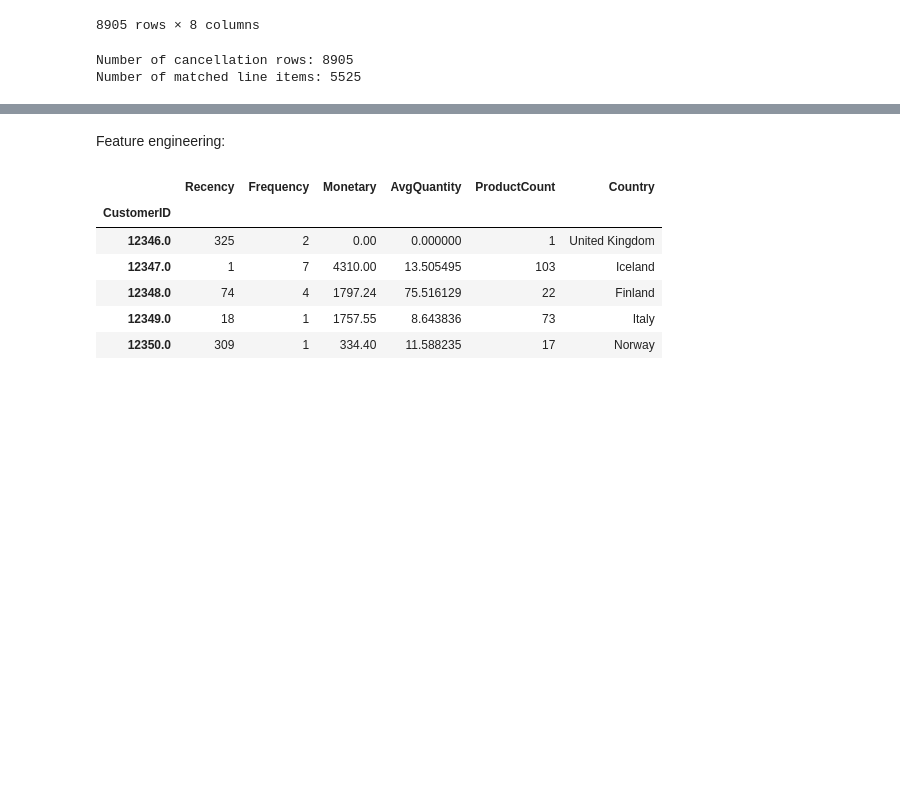
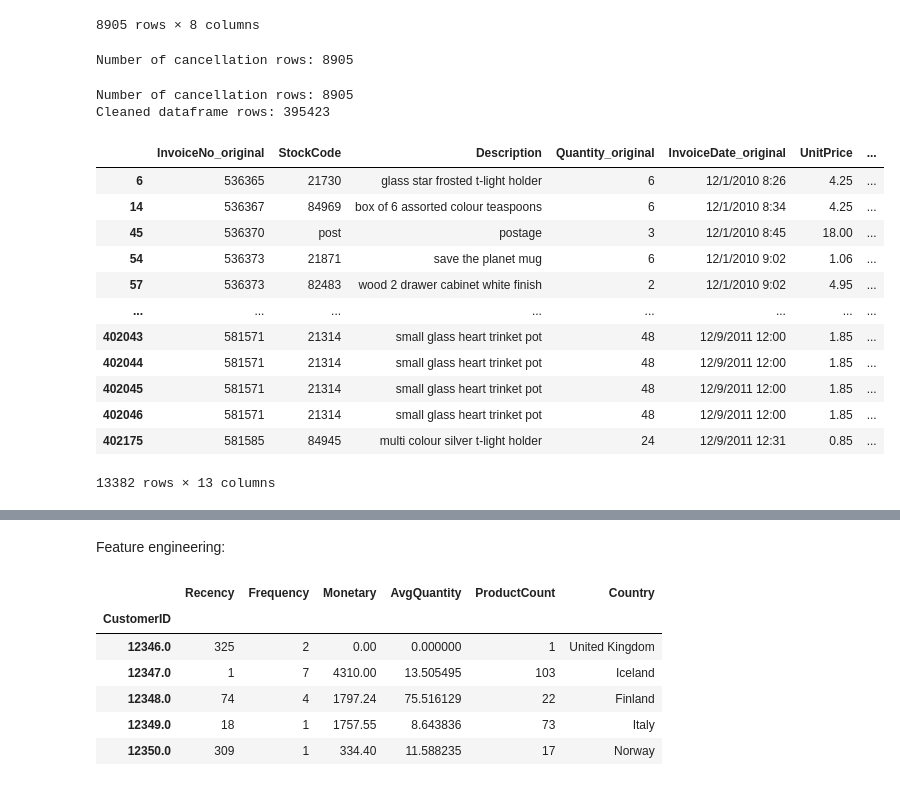
Before and after one commit to NikolaiMiranda/customer-segmentation-retail, a Jupyter notebook: customer_segmentation.ipynb, the cells around one changed output, grey strips where cells are left out. Cells and saved outputs as stored; diff of their text form; code cells hidden in the pictures; blank space fills up the shorter version.

```diff
--- a/customer_segmentation.ipynb
+++ b/customer_segmentation.ipynb
@@ -139,12 +138,9 @@ print(f"Number of cancellation rows: {len(df_cancel)}")
 matched = pd.merge(
     df_original,
     df_cancel,
-    on=['StockCode', 'Description', 'CustomerID', 'Country', 'UnitPrice', 'Quantity'],
+    on=['StockCode', 'Description', 'CustomerID', 'Country'],
     suffixes=('_original', '_cancel')
 )
-
-# Print match count for debugging (should be ~5525)
-print(f"Number of matched line items: {len(matched)}")
 
 # Step 5: To remove specific matched original rows (not whole invoices), add a temporary index to originals
 df_original['temp_index'] = df_original.index
@@ -153,7 +149,7 @@ df_original['temp_index'] = df_original.index
 matched_with_index = pd.merge(
     df_original,
     df_cancel,
-    on=['StockCode', 'Description', 'CustomerID', 'Country', 'UnitPrice', 'Quantity'],
+    on=['StockCode', 'Description', 'CustomerID', 'Country'],
     suffixes=('_original', '_cancel')
 )[['temp_index']]
 
@@ -169,4 +165,61 @@ df_cleaned = df_cleaned.drop(indices_to_drop)
 # NOTE THAT WE SAVE THIS BACK AS DF_CLEANED, NEED TO ADJUST REST OF SHEET
 # %% [output]
 Number of cancellation rows: 8905
-Number of matched line items: 5525
+# %%
+# Step 3: Identify cancellations and normalize Quantity
+df_cancel = df[df['InvoiceNo'].str.startswith('C')].copy()
+df_cancel['Quantity'] = -df_cancel['Quantity']  # flip sign so it's positive for matching
+df_original = df[~df['InvoiceNo'].str.startswith('C')].copy()
+
+# Clean text fields to avoid whitespace/case mismatches
+for col in ['Description', 'StockCode']:
+    df_original[col] = df_original[col].astype(str).str.strip().str.lower()
+    df_cancel[col]   = df_cancel[col].astype(str).str.strip().str.lower()
+
+# Fill NaNs in match fields
+df_original['CustomerID'] = df_original['CustomerID'].fillna(-1)
+df_cancel['CustomerID']   = df_cancel['CustomerID'].fillna(-1)
+df_original['Country']    = df_original['Country'].fillna('')
+df_cancel['Country']      = df_cancel['Country'].fillna('')
+
+print(f"Number of cancellation rows: {len(df_cancel)}")
+
+# Step 4: Merge originals with cancellations (ignore Quantity in keys)
+merged = pd.merge(
+    df_original,
+    df_cancel,
+    on=['StockCode', 'Description', 'CustomerID', 'Country', 'UnitPrice'],
+    how='left',
+    suffixes=('_original', '_cancel')
+)
+
+# Step 5: Adjust quantities for partial/full cancellations
+merged['Quantity_cancel'] = merged['Quantity_cancel'].fillna(0)
+merged['Quantity_adjusted'] = merged['Quantity_original'] - merged['Quantity_cancel']
+
+# Step 6: Keep only rows where adjusted quantity > 0
+df_cleaned = merged[merged['Quantity_adjusted'] > 0].copy()
+
+# Replace the original Quantity column with the adjusted one
+df_cleaned['Quantity'] = df_cleaned['Quantity_adjusted']
+
+print(f"Cleaned dataframe rows: {len(df_cleaned)}")
+# %% [output]
+Number of cancellation rows: 8905
+Cleaned dataframe rows: 395423
+# %%
+df_cleaned[df_cleaned['Quantity_cancel'] > 0]
+# %% [output]
+|  | InvoiceNo_original | StockCode | Description | Quantity_original | InvoiceDate_original | UnitPrice | ... |
+| 6 | 536365 | 21730 | glass star frosted t-light holder | 6 | 12/1/2010 8:26 | 4.25 | ... |
+| 14 | 536367 | 84969 | box of 6 assorted colour teaspoons | 6 | 12/1/2010 8:34 | 4.25 | ... |
+| 45 | 536370 | post | postage | 3 | 12/1/2010 8:45 | 18.00 | ... |
+| 54 | 536373 | 21871 | save the planet mug | 6 | 12/1/2010 9:02 | 1.06 | ... |
+| 57 | 536373 | 82483 | wood 2 drawer cabinet white finish | 2 | 12/1/2010 9:02 | 4.95 | ... |
+| ... | ... | ... | ... | ... | ... | ... | ... |
+| 402043 | 581571 | 21314 | small glass heart trinket pot | 48 | 12/9/2011 12:00 | 1.85 | ... |
+| 402044 | 581571 | 21314 | small glass heart trinket pot | 48 | 12/9/2011 12:00 | 1.85 | ... |
+| 402045 | 581571 | 21314 | small glass heart trinket pot | 48 | 12/9/2011 12:00 | 1.85 | ... |
+| 402046 | 581571 | 21314 | small glass heart trinket pot | 48 | 12/9/2011 12:00 | 1.85 | ... |
+| 402175 | 581585 | 84945 | multi colour silver t-light holder | 24 | 12/9/2011 12:31 | 0.85 | ... |
+13382 rows × 13 columns
```
Also changed, not shown: parts of 7 cells of this notebook.
